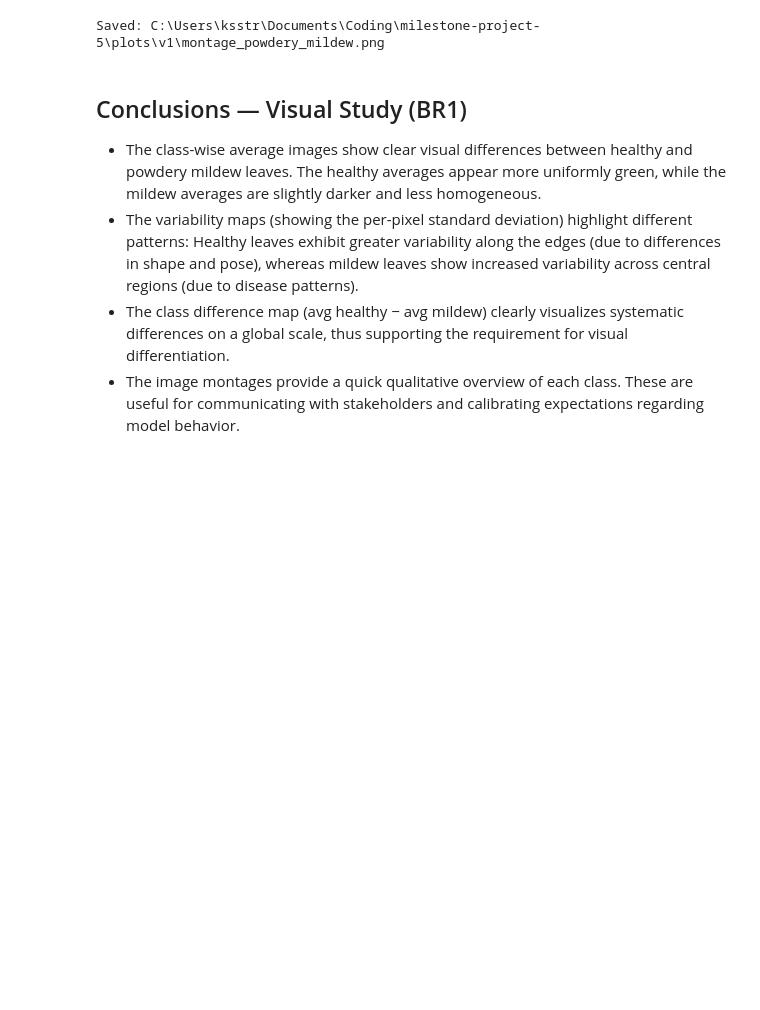
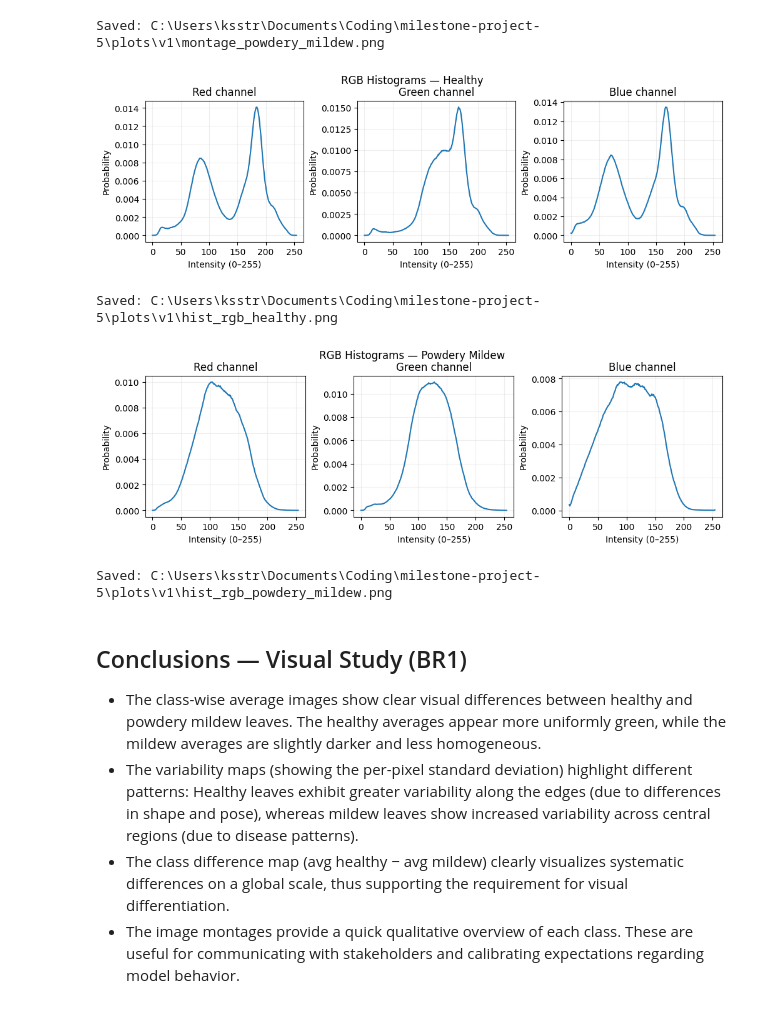
Before and after one commit to ksstrat/milestone-project-5, a Jupyter notebook: jupyter_notebooks/02_visual_study.ipynb, the cells around one changed output. Saved outputs shown, nothing was run; the diff lists cells and outputs as text; code cells hidden in the pictures; blank space fills up the shorter version.

Commit message:
feat: add normalized RGB histograms per class to 02_visual_study and export to plots/v1

```diff
--- a/jupyter_notebooks/02_visual_study.ipynb
+++ b/jupyter_notebooks/02_visual_study.ipynb
@@ -273,6 +273,61 @@ for cls in CLASSES:
 Saved: C:\Users\ksstr\Documents\Coding\milestone-project-5\plots\v1\montage_healthy.png
 [figure]
 Saved: C:\Users\ksstr\Documents\Coding\milestone-project-5\plots\v1\montage_powdery_mildew.png
+# %%
+# RGB Color Histograms per Class (normalized)
+from PIL import Image
+import numpy as np
+import matplotlib.pyplot as plt
+
+# Reuse: DATA_DIR, PLOTS_DIR, CLASSES, ALLOWED, IMG_SIZE must already be defined above.
+
+def accumulate_rgb_histogram(folder, img_size=IMG_SIZE, allowed=ALLOWED, bins=256):
+    """Return normalized RGB histograms (3, bins) over all images in 'folder'."""
+    hists = np.zeros((3, bins), dtype=np.float64)
+    total_pixels = 0
+
+    for p in (folder).iterdir():
+        if p.is_file() and p.suffix.lower() in allowed:
+            with Image.open(p) as im:
+                im = im.convert("RGB").resize(img_size)
+                arr = np.asarray(im, dtype=np.uint8)  # [H,W,3]
+            # Flatten per channel
+            for c in range(3):
+                hist, _ = np.histogram(arr[..., c].ravel(), bins=bins, range=(0, 255))
+                hists[c] += hist
+            total_pixels += arr.shape[0] * arr.shape[1]
+
+    # Normalize to probability per channel (sum to 1 over bins)
+    if total_pixels > 0:
+        hists = hists / hists.sum(axis=1, keepdims=True).clip(min=1e-12)
+    return hists
+
+bins = np.arange(256)
+channel_names = ["Red", "Green", "Blue"]
+
+for cls in CLASSES:
+    cls_dir = DATA_DIR / cls
+    hists = accumulate_rgb_histogram(cls_dir)
+
+    fig, axes = plt.subplots(1, 3, figsize=(10, 3), constrained_layout=True)
+    for c, ax in enumerate(axes):
+        ax.plot(bins[:-1], hists[c, :-1])  # exclude right-edge to match 255 range
+        ax.set_title(f"{channel_names[c]} channel")
+        ax.set_xlabel("Intensity (0–255)")
+        ax.set_ylabel("Probability")
+        ax.grid(alpha=0.2)
+
+    fig.suptitle(f"RGB Histograms — {cls.replace('_', ' ').title()}", y=1.05)
+    out_path = PLOTS_DIR / f"hist_rgb_{cls}.png"
+    fig.savefig(out_path, dpi=150, bbox_inches="tight", pad_inches=0.1)
+    plt.show()
+    plt.close(fig)
+    print(f"Saved: {out_path.resolve()}")
+# %% [output]
+[figure, added]
+Saved: C:\Users\ksstr\Documents\Coding\milestone-project-5\plots\v1\hist_rgb_healthy.png
+[figure, added]
+Saved: C:\Users\ksstr\Documents\Coding\milestone-project-5\plots\v1\hist_rgb_powdery_mildew.png
 # %% [markdown]
 ## Conclusions — Visual Study (BR1)
 
```
Also changed, not shown: 2 other files.
